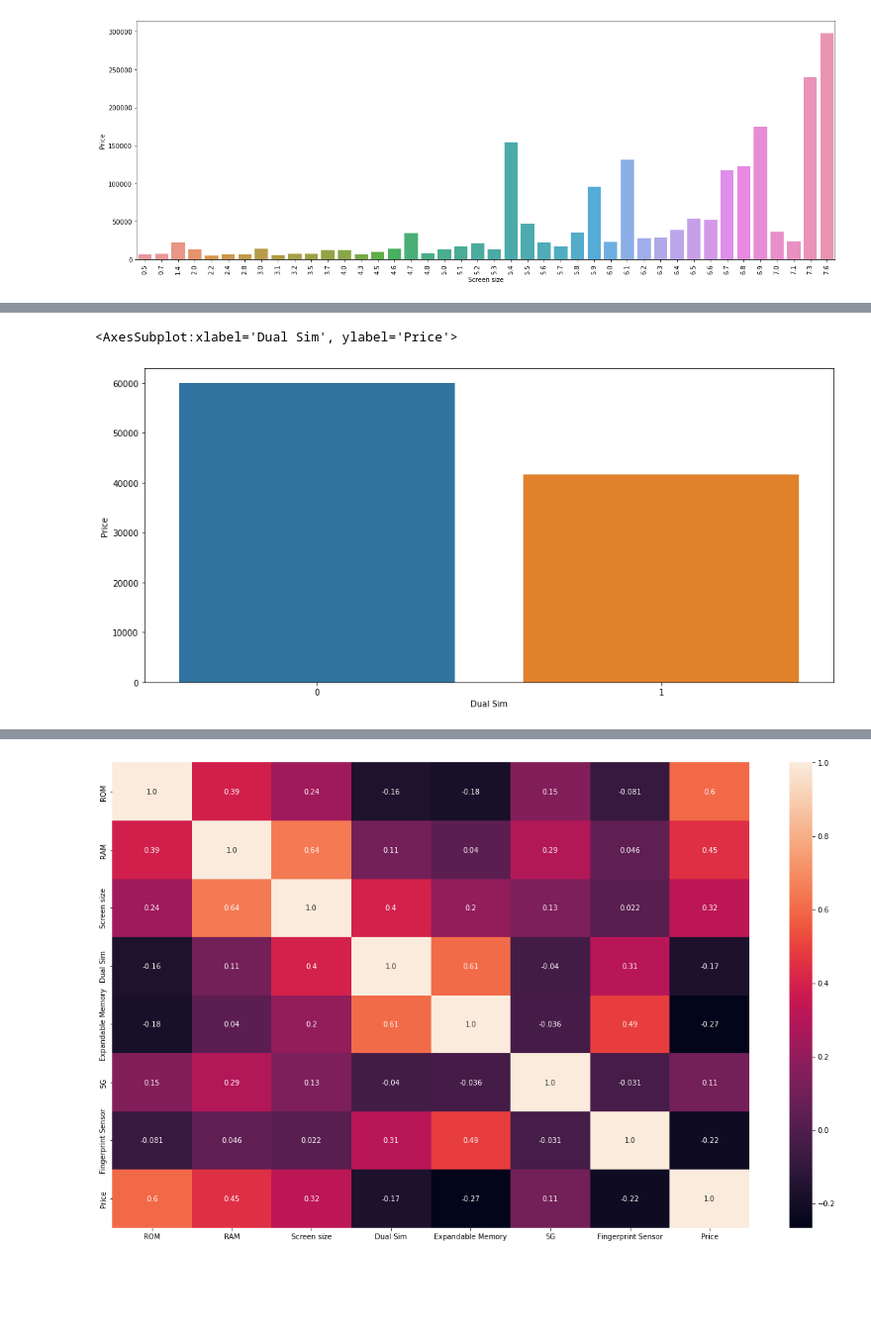
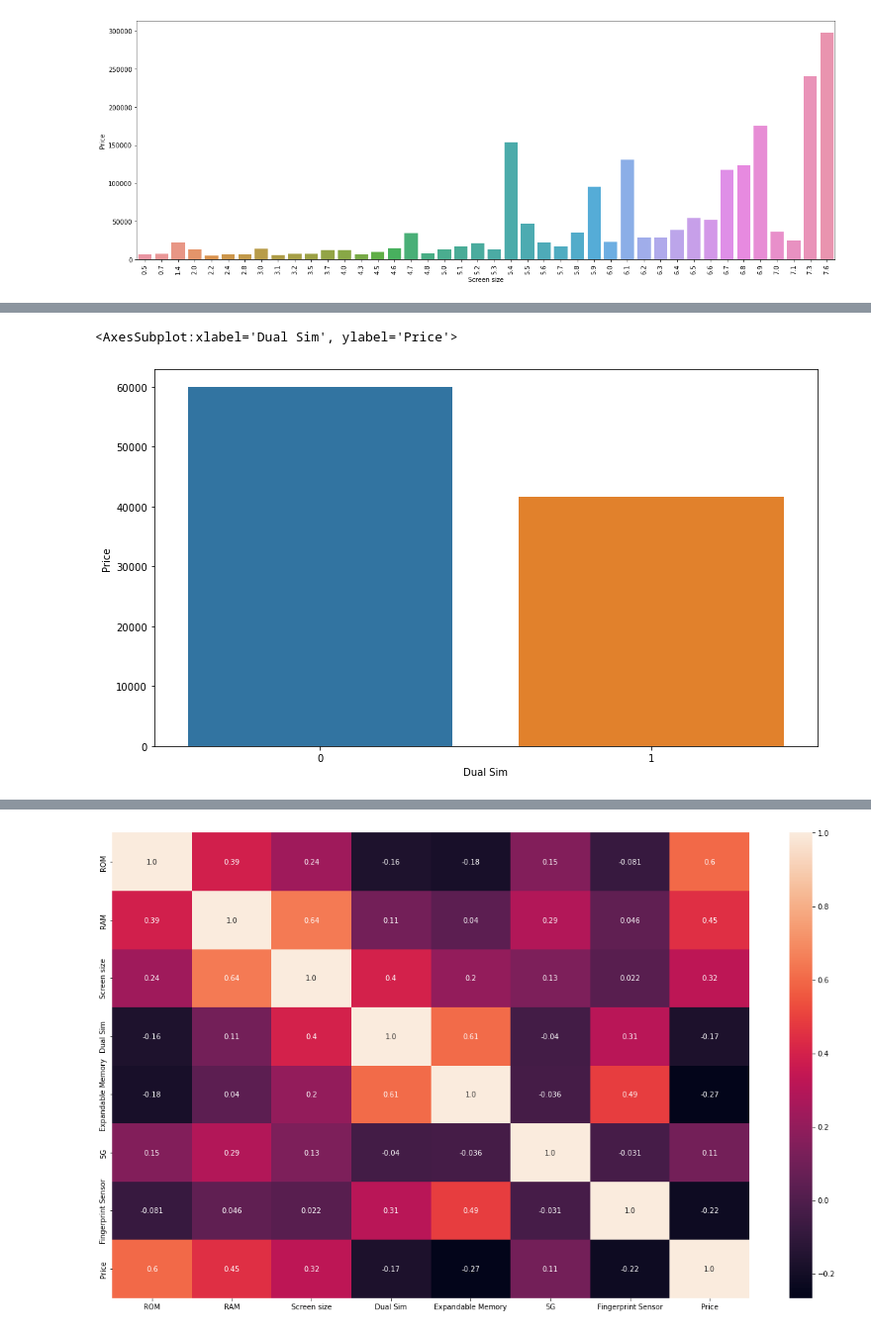
Before and after one commit to RaveenP-glitch/MScIT218785J, a Jupyter notebook: Data Preprocessing.ipynb, the cells around one changed output, grey strips where cells are left out. Shown at 99% size. Cells and saved outputs as stored; diff of their text form; code cells hidden in the pictures; blank space fills up the shorter version.

```diff
--- a/Data Preprocessing.ipynb
+++ b/Data Preprocessing.ipynb
@@ -253,13 +381,13 @@ plt.xticks(rotation=90)
 # %%
-plt.figure(figsize=(15,7))
+plt.figure(figsize=(12,7))
 sns.barplot(
     x=df["Dual Sim"],
     y=df["Price"],
     ci=False,
     order=df.groupby("Dual Sim").mean()["Price"].index,
     linewidth=1
 )
 # %% [output]
 <AxesSubplot:xlabel='Dual Sim', ylabel='Price'>
-[figure, old version]
+[figure, new version]
 # %%
```
Also changed, not shown: parts of 53 cells of this notebook, 1 other file.
